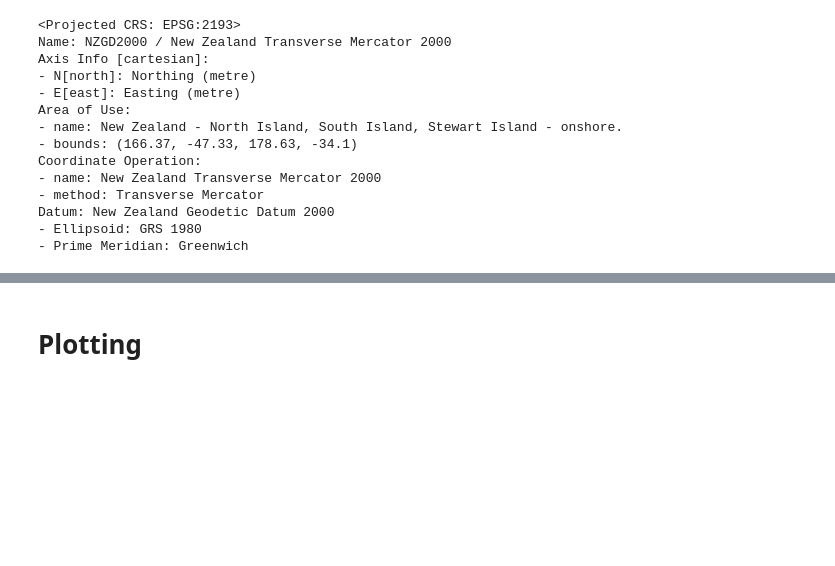
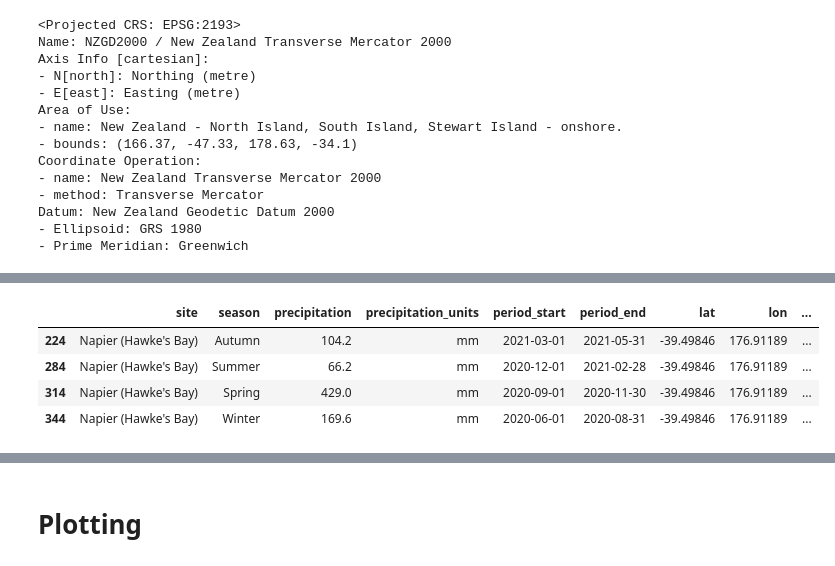
Before and after one commit to DeepSouthMaps/SpatialModelling, a Jupyter notebook: Loading_ncdf.ipynb, the cells around one changed output, grey strips where cells are left out. Saved outputs shown, nothing was run; the diff lists cells and outputs as text; code cells hidden in the pictures; blank space fills up the shorter version.

```diff
--- a/Loading_ncdf.ipynb
+++ b/Loading_ncdf.ipynb
@@ -149,0 +180,8 @@ Datum: New Zealand Geodetic Datum 2000
+# %%
+df_rainfall_dry
+# %% [output]
+|  | site | season | precipitation | precipitation_units | period_start | period_end | lat | lon | ... |
+| 224 | Napier (Hawke's Bay) | Autumn | 104.2 | mm | 2021-03-01 | 2021-05-31 | -39.49846 | 176.91189 | ... |
+| 284 | Napier (Hawke's Bay) | Summer | 66.2 | mm | 2020-12-01 | 2021-02-28 | -39.49846 | 176.91189 | ... |
+| 314 | Napier (Hawke's Bay) | Spring | 429.0 | mm | 2020-09-01 | 2020-11-30 | -39.49846 | 176.91189 | ... |
+| 344 | Napier (Hawke's Bay) | Winter | 169.6 | mm | 2020-06-01 | 2020-08-31 | -39.49846 | 176.91189 | ... |
```
Also changed, not shown: parts of 20 cells of this notebook, 12 other files.
